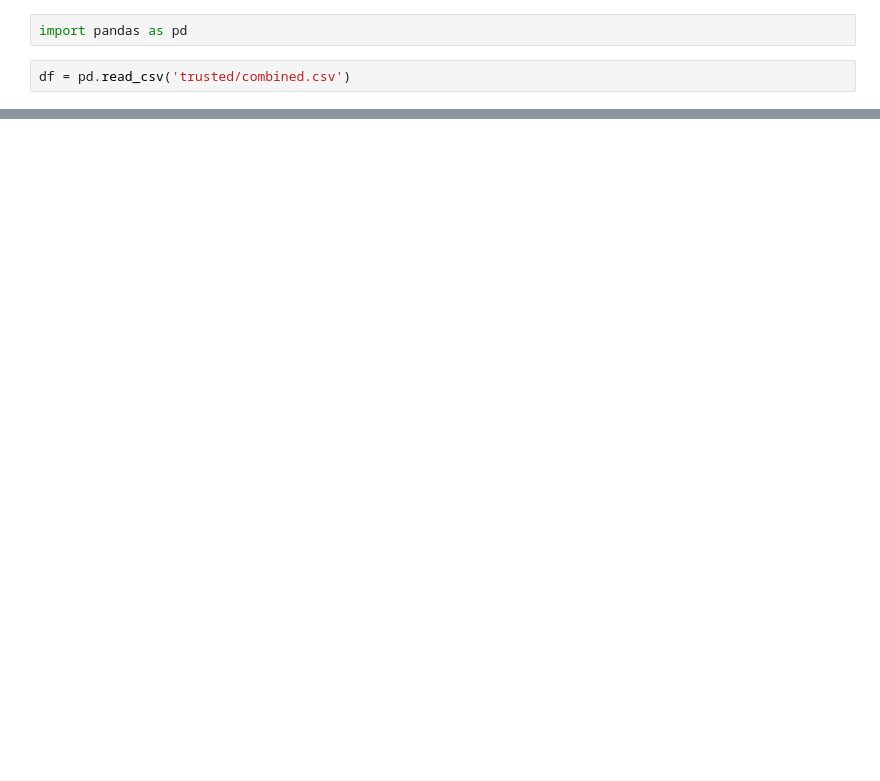
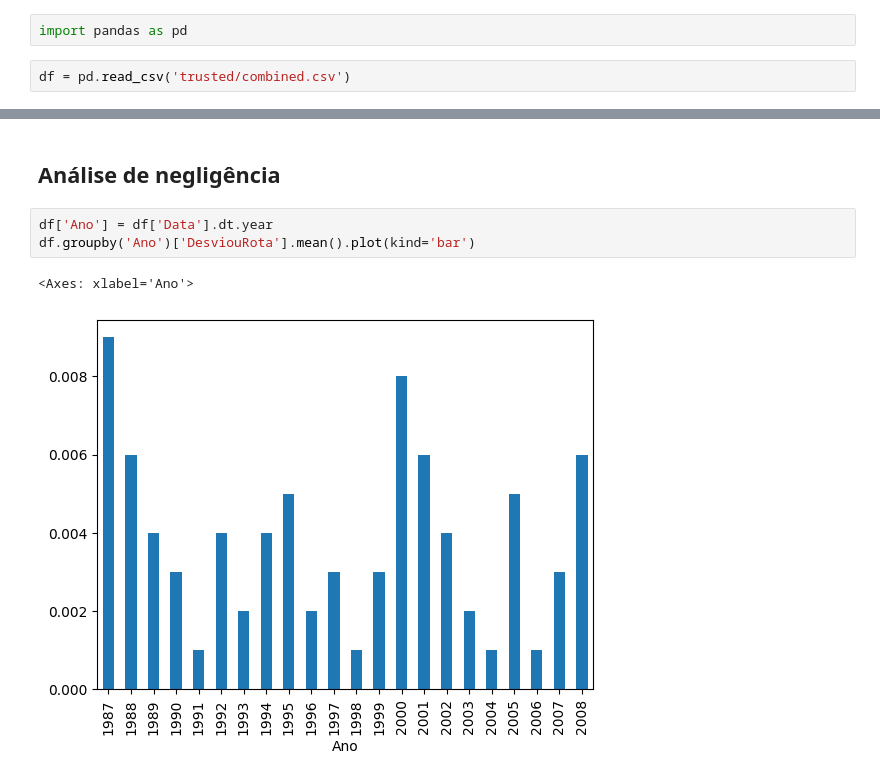
Before and after one commit to joaqu1m/airline-time-analysis, a Jupyter notebook: analysis.ipynb, the cells around one changed output, grey strips where cells are left out. Saved outputs shown, nothing was run; the diff lists cells and outputs as text; blank space fills up the shorter version.

```diff
--- a/analysis.ipynb
+++ b/analysis.ipynb
@@ -27,0 +97,8 @@ after_event = df[df['Data'] >= '2001-09-11']
+# %% [markdown]
+## Análise de negligência
+# %%
+df['Ano'] = df['Data'].dt.year
+df.groupby('Ano')['DesviouRota'].mean().plot(kind='bar')
+# %% [output]
+<Axes: xlabel='Ano'>
+[figure, added]
```
Also changed, not shown: parts of 9 cells of this notebook, 3 other files.
